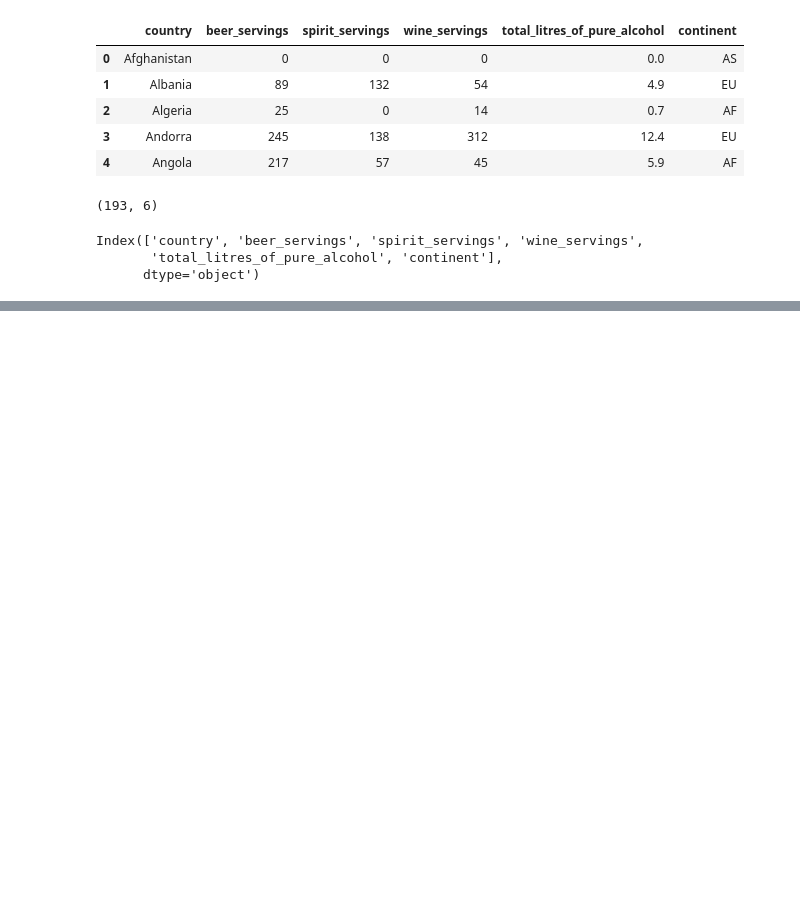
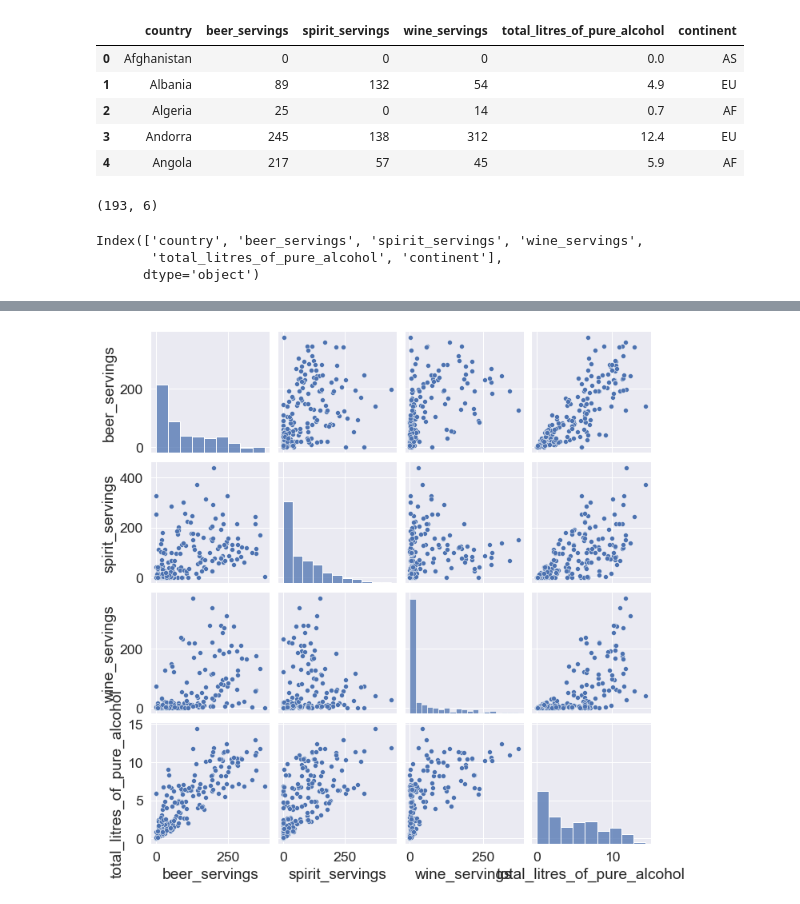
Before and after one commit to jinhuioh/Hi_ai, a Jupyter notebook: data05/drink-data.ipynb, the cells around one changed output, grey strips where cells are left out. Cells and saved outputs as stored; diff of their text form; code cells hidden in the pictures; blank space fills up the shorter version.

```diff
--- a/data05/drink-data.ipynb
+++ b/data05/drink-data.ipynb
@@ -43,0 +125,6 @@ Index(['country', 'beer_servings', 'spirit_servings', 'wine_servings',
+# %%
+#pairplot은 corr구한거 말고 데이터프래임으로 비교해줌
+sns.pairplot(df, height=2.5)
+plt.show()
+# %% [output]
+[figure, added]
```
Also changed, not shown: parts of 45 cells of this notebook, 4 other files.
